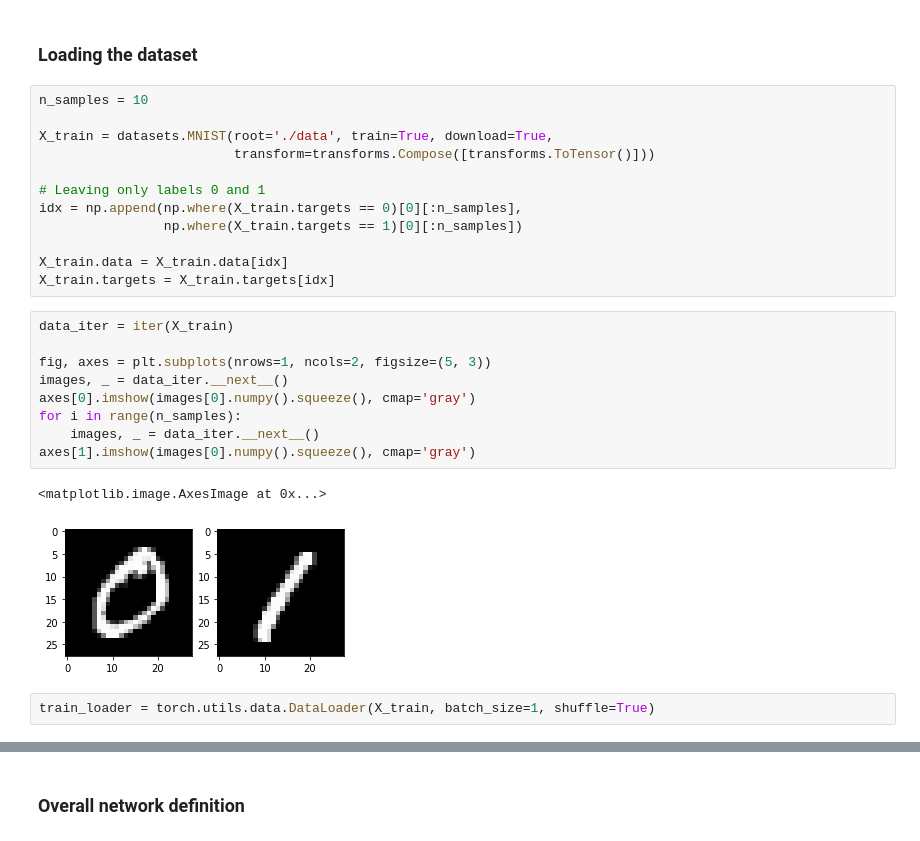
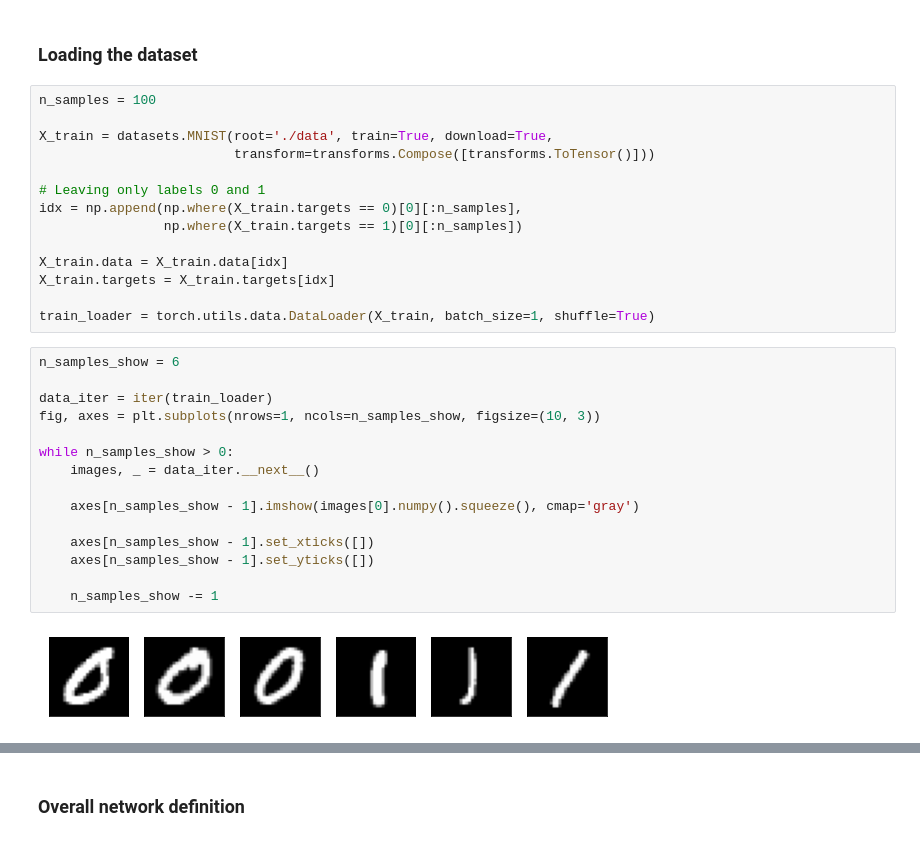
Before and after one commit to asakhnenko/EntangledSolutions, a Jupyter notebook: hybrid_cnn_qiskit.ipynb, the cells around one changed output, grey strips where cells are left out. Saved outputs shown, nothing was run; the diff lists cells and outputs as text.

```diff
--- a/hybrid_cnn_qiskit.ipynb
+++ b/hybrid_cnn_qiskit.ipynb
@@ -98,7 +98,7 @@ class HybridFunction(Function):
 # %% [markdown]
 ### Loading the dataset
 # %%
-n_samples = 10
+n_samples = 100
 
 X_train = datasets.MNIST(root='./data', train=True, download=True,
                          transform=transforms.Compose([transforms.ToTensor()]))
@@ -109,17 +109,22 @@ idx = np.append(np.where(X_train.targets == 0)[0][:n_samples],
 
 X_train.data = X_train.data[idx]
 X_train.targets = X_train.targets[idx]
+
+train_loader = torch.utils.data.DataLoader(X_train, batch_size=1, shuffle=True)
 # %%
-data_iter = iter(X_train)
+n_samples_show = 6
 
-fig, axes = plt.subplots(nrows=1, ncols=2, figsize=(5, 3))
-images, _ = data_iter.__next__()
-axes[0].imshow(images[0].numpy().squeeze(), cmap='gray')
-for i in range(n_samples):
+data_iter = iter(train_loader)
+fig, axes = plt.subplots(nrows=1, ncols=n_samples_show, figsize=(10, 3))
+
+while n_samples_show > 0:
     images, _ = data_iter.__next__()
-axes[1].imshow(images[0].numpy().squeeze(), cmap='gray')
+
+    axes[n_samples_show - 1].imshow(images[0].numpy().squeeze(), cmap='gray')
+
+    axes[n_samples_show - 1].set_xticks([])
+    axes[n_samples_show - 1].set_yticks([])
+
+    n_samples_show -= 1
 # %% [output]
-<matplotlib.image.AxesImage at 0x...>
-[figure, old version]
+[figure, new version]
-# %%
-train_loader = torch.utils.data.DataLoader(X_train, batch_size=1, shuffle=True)
```
Also changed, not shown: parts of 9 cells of this notebook.
